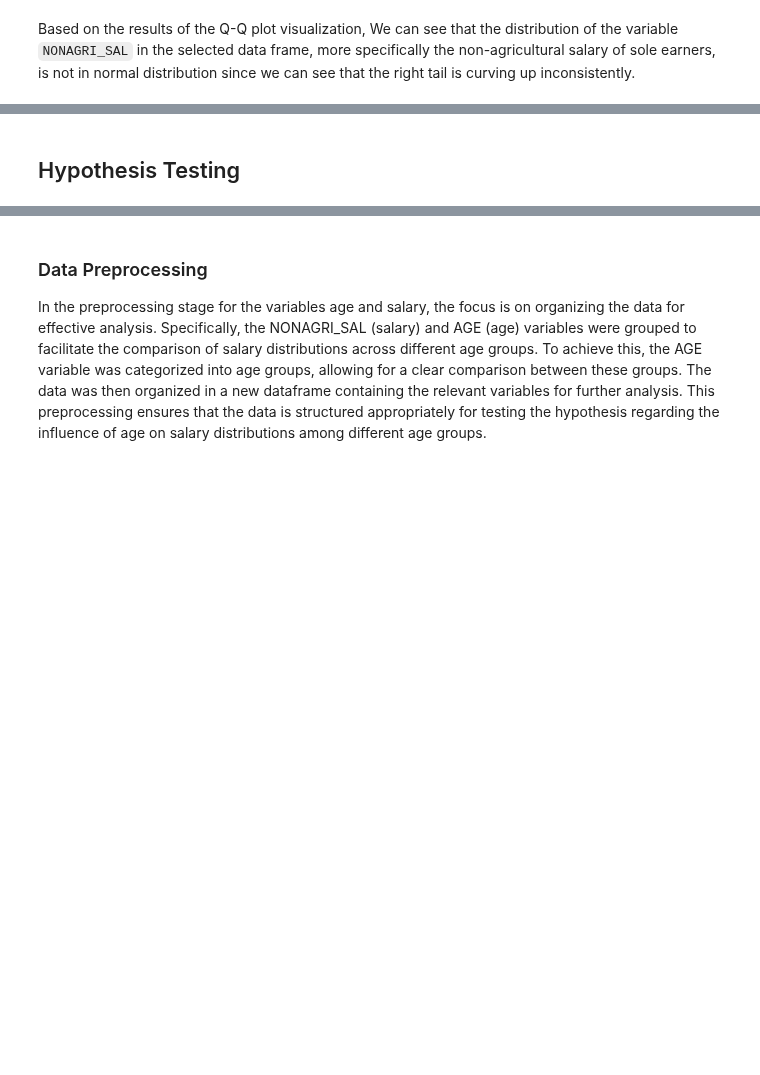
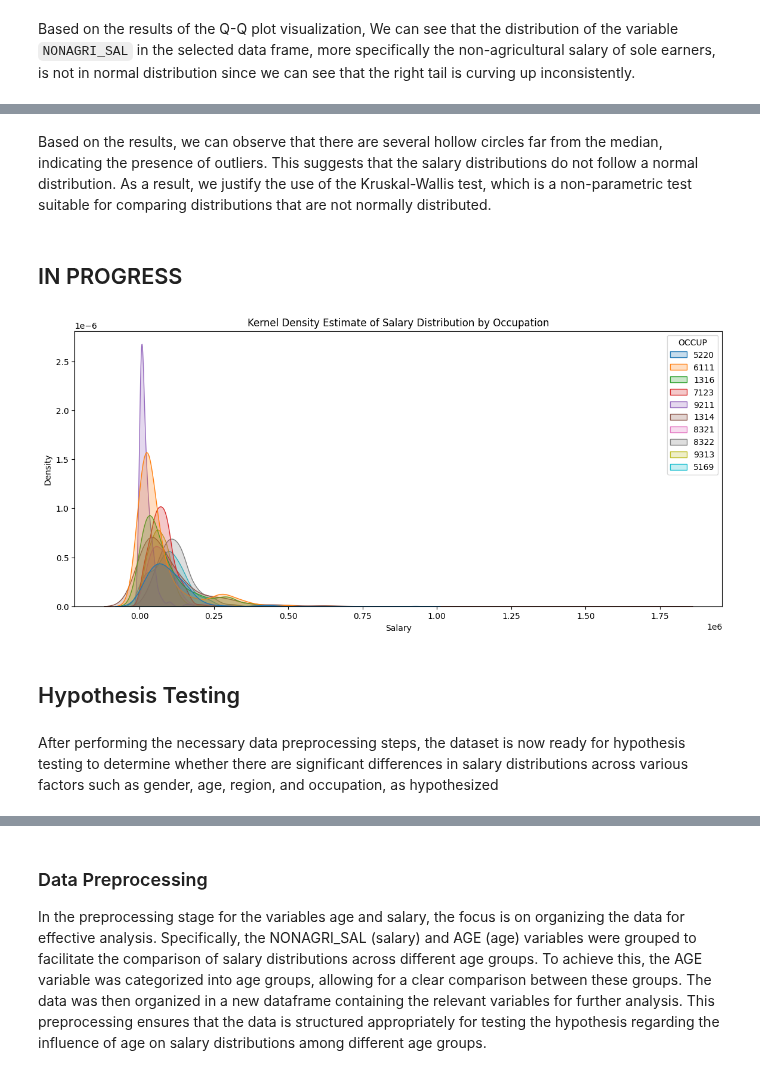
Before and after one commit to chiwasushuba/CSMODEL-Project, a Jupyter notebook: [Phase 2].ipynb, the cells around one changed output, grey strips where cells are left out. Cells and saved outputs as stored; diff of their text form; code cells hidden in the pictures; blank space fills up the shorter version.

Commit message:
Fixed Format for SI + 3rd Variable in progress

```diff
--- a/[Phase 2].ipynb
+++ b/[Phase 2].ipynb
@@ -1258,0 +1307,4 @@ selected_df.head(10)
+# %%
+occupation_selected_df = selected_df[["W_REGN","NONAGRI_SAL", "OCCUP"]]
+
+occupation_selected_df.head()
@@ -1276,2 +1365,21 @@ Based on the results of the Q-Q plot visualization, We can see that the distribu
+# %% [markdown]
+Based on the results, we can observe that there are several hollow circles far from the median, indicating the presence of outliers. This suggests that the salary distributions do not follow a normal distribution. As a result, we justify the use of the Kruskal-Wallis test, which is a non-parametric test suitable for comparing distributions that are not normally distributed.
+# %% [markdown]
+## IN PROGRESS
+# %%
+top_10_occupations = occupation_selected_df['OCCUP'].value_counts().head(10).index
+
+top_10_occupation_df = occupation_selected_df[occupation_selected_df['OCCUP'].isin(top_10_occupations)]
+# %%
+plt.figure(figsize=(14, 6))
+sns.kdeplot(data=top_10_occupation_df, x='NONAGRI_SAL', hue='OCCUP', fill=True)
+plt.title('Kernel Density Estimate of Salary Distribution by Occupation')
+plt.xlabel('Salary')
+plt.ylabel('Density')
+plt.show()
+# %% [output]
+[figure, added]
 # %% [markdown]
 ## Hypothesis Testing
+# %% [markdown]
+After performing the necessary data preprocessing steps, the dataset is now ready for hypothesis testing to determine whether there are significant differences in salary distributions across various factors such as gender, age, region, and occupation, as hypothesized
```
Also changed, not shown: parts of 34 cells of this notebook.
